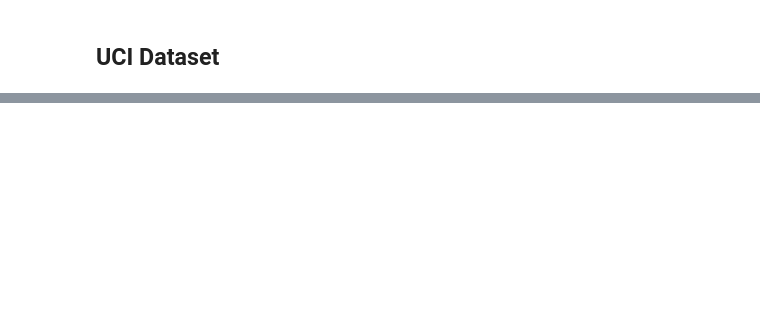
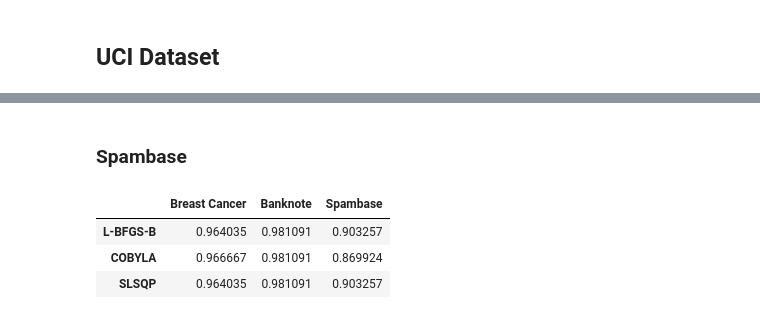
Before and after one commit to zalewskij/Optimization-in-Data-Analysis, a Jupyter notebook: results.ipynb, the cells around one changed output, grey strips where cells are left out. Saved outputs shown, nothing was run; the diff lists cells and outputs as text; code cells hidden in the pictures; blank space fills up the shorter version.

```diff
--- a/results.ipynb
+++ b/results.ipynb
@@ -77,0 +86,31 @@ Accuracy score: 0.9649122807017544
+# %%
+accuracies_banknote, loss_histories_banknote = run_experiment(methods, X, y)
+average_accuracies_banknote = {method: np.mean(values) for method, values in accuracies_banknote.items()}
+# %% [markdown]
+### Spambase
+# %%
+spambase = fetch_ucirepo(id=94)
+
+X = spambase.data.features.to_numpy()
+y = spambase.data.targets.to_numpy().ravel()
+
+scaler = StandardScaler()
+scaler.fit(X)
+X = scaler.transform(X)
+
+label_mapping = {0: -1, 1: 1}
+y = np.vectorize(label_mapping.get)(y)
+# %%
+accuracies_spambase, loss_histories_spambase = run_experiment(methods, X, y)
+average_accuracies_spambase = {method: np.mean(values) for method, values in accuracies_spambase.items()}
+# %%
+all_accuracies = {
+    'Breast Cancer': accuracies_breast_cancer,
+    'Banknote': accuracies_banknote,
+    'Spambase': accuracies_spambase
+}
+all_average_accuracies = {
+    'Breast Cancer': average_accuracies_breast_cancer,
+    'Banknote': average_accuracies_banknote,
+    'Spambase': average_accuracies_spambase
+}
@@ -77,0 +125,7 @@ Accuracy score: 0.9649122807017544
+# %%
+pd.DataFrame(all_average_accuracies)
+# %% [output]
+|  | Breast Cancer | Banknote | Spambase |
+| L-BFGS-B | 0.964035 | 0.981091 | 0.903257 |
+| COBYLA | 0.966667 | 0.981091 | 0.869924 |
+| SLSQP | 0.964035 | 0.981091 | 0.903257 |
```
Also changed, not shown: parts of 16 cells of this notebook, 1 other file.
